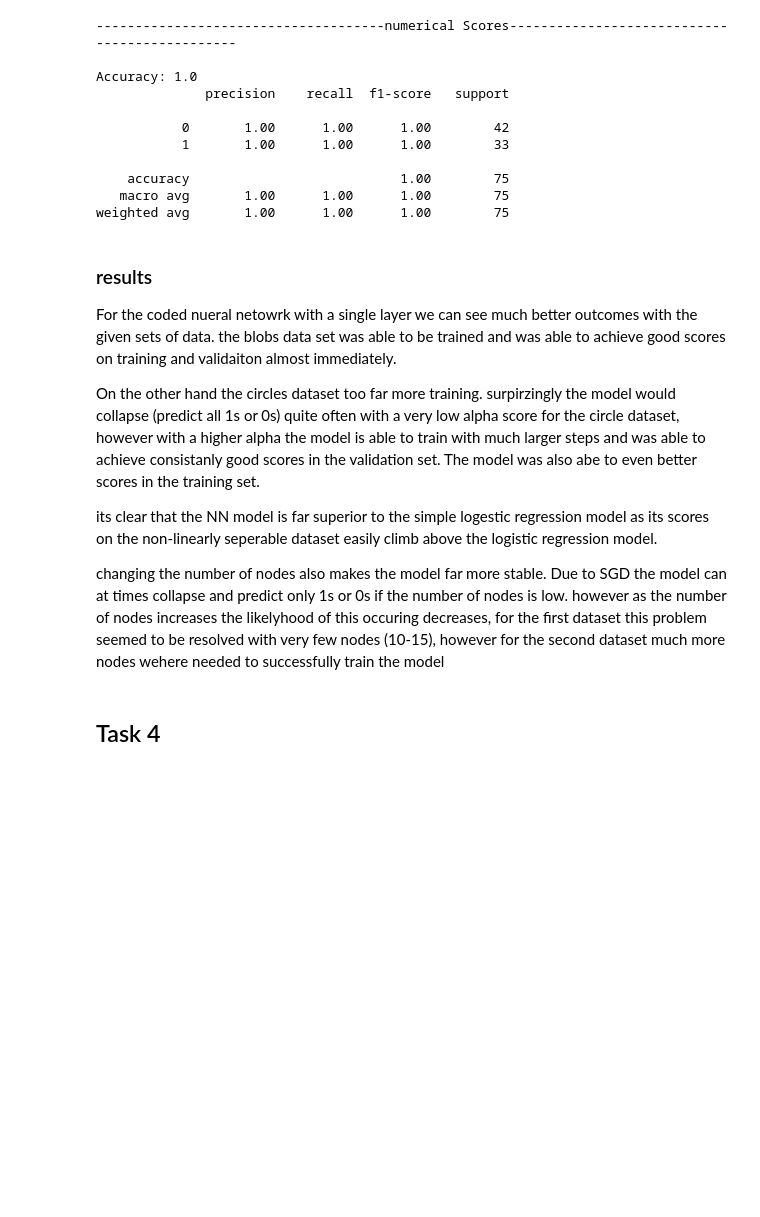
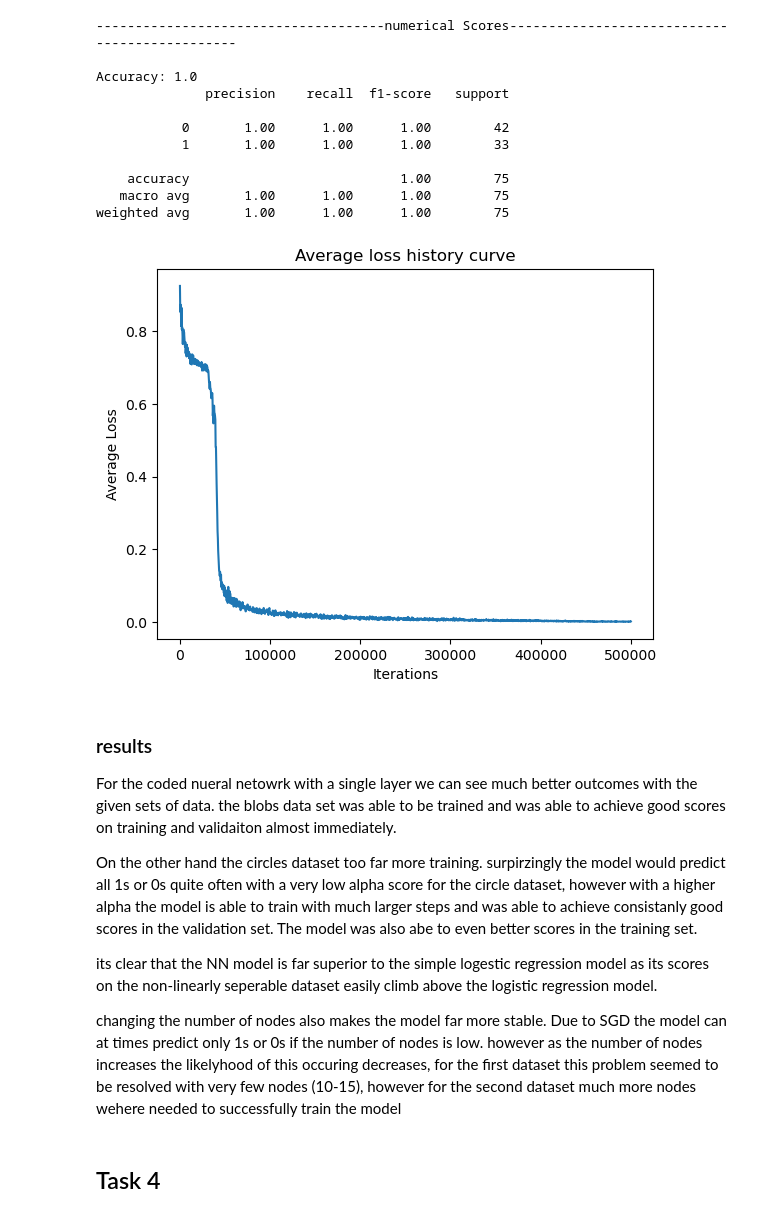
Before and after one commit to Liam-Caffrey/Coded-NN, a Jupyter notebook: deep learning/Assignment1_LiamCaffrey.ipynb, the cells around one changed output. Saved outputs shown, nothing was run; the diff lists cells and outputs as text; code cells hidden in the pictures; blank space fills up the shorter version.

```diff
--- a/deep learning/Assignment1_LiamCaffrey.ipynb
+++ b/deep learning/Assignment1_LiamCaffrey.ipynb
@@ -673,6 +458,9 @@ class NetNsingle:
 
         self.weightsOL = []
         self.biasOL = 0
+
+        self.losshistory = []
+        self.iterationhistory = []
 
     def train(self, X, Y):
         N = X.shape[0]
@@ -701,6 +489,8 @@ class NetNsingle:
         J_running = 0
         J_running_prev=0
         iteration = 0
+        losshistory = []
+        iterationhistory = []
 
         # actual process =========================================
 
@@ -708,9 +498,16 @@ class NetNsingle:
             # CHoose random sample
             chosenIndex = np.random.randint(0,len(X))
 
-            xi = X.iloc[chosenIndex]
-            xi = np.array(xi)
-            yi = Y.iloc[chosenIndex]
+            X = np.array(X)
+            Y = np.array(Y)
+            xi = X[chosenIndex]
+            yi = Y[chosenIndex]
+            #xi = X.iloc[chosenIndex]
+            #yi = Y.iloc[chosenIndex]
+
+            #xi = X.iloc[chosenIndex]
+            #xi = np.array(xi)
+            #yi = Y.iloc[chosenIndex]
 
             # forward pass
             z1 = np.dot(xi, weightsHL) + biasHL
@@ -761,6 +558,9 @@ class NetNsingle:
                 if (abs(J_running - J_running_prev) < self.threshold):
                     going = False
                 #print(J_running, " for iteration ", iteration)
+                avg_loss = J_running / N
+                losshistory.append(avg_loss)
+                iterationhistory.append(iteration)
                 J_running_prev = J_running
                 J_running = 0;
 
@@ -770,6 +570,8 @@ class NetNsingle:
         self.biasHL = biasHL
         self.weightsOL = weightsOL
         self.biasOL = biasOL
+        self.losshistory = losshistory
+        self.iterationhistory = iterationhistory
 
         #print(z1)
         print("iterations total: " ,iteration)
@@ -794,6 +596,14 @@ class NetNsingle:
                 y_output.append(1)
 
         return y_output
+
+    def lossHiss(self):
+
+        plt.plot(self.iterationhistory,self.losshistory)
+        plt.xlabel("Iterations")
+        plt.ylabel("Average Loss")
+        plt.title("Average loss history curve")
+        plt.show()
 # %% [markdown]
 ### training and testing - blobs
 # %%
@@ -912,17 +722,21 @@ Accuracy: 1.0
     accuracy                           1.00        75
    macro avg       1.00      1.00      1.00        75
 weighted avg       1.00      1.00      1.00        75
+# %%
+model.lossHiss()
+# %% [output]
+[figure, added]
 # %% [markdown]
 ### results
 
 For the coded nueral netowrk with a single layer we can see much better outcomes with the given sets of data.
 the blobs data set was able to be trained and was able to achieve good scores on training and validaiton almost immediately.
 
-On the other hand the circles dataset too far more training. surpirzingly the model would collapse (predict all 1s or 0s) quite often with a very low alpha score for the circle dataset, however with a higher alpha the model is able to train with much larger steps and was able to achieve consistanly good scores in the validation set. The model was also abe to even better scores in the training set.
+On the other hand the circles dataset too far more training. surpirzingly the model would predict all 1s or 0s quite often with a very low alpha score for the circle dataset, however with a higher alpha the model is able to train with much larger steps and was able to achieve consistanly good scores in the validation set. The model was also abe to even better scores in the training set.
 
 its clear that the NN model is far superior to the simple logestic regression model as its scores on the non-linearly seperable dataset easily climb above the logistic regression model.
 
-changing the number of nodes also makes the model far more stable. Due to SGD the model can at times collapse and predict only 1s or 0s if the number of nodes is low.
+changing the number of nodes also makes the model far more stable. Due to SGD the model can at times predict only 1s or 0s if the number of nodes is low.
 however as the number of nodes increases the likelyhood of this occuring decreases, for the first dataset this problem seemed to be resolved with very few nodes (10-15), however for the second dataset much more nodes wehere needed to successfully train the model
 # %% [markdown]
 ## Task 4
```
Also changed, not shown: parts of 14 cells of this notebook.
